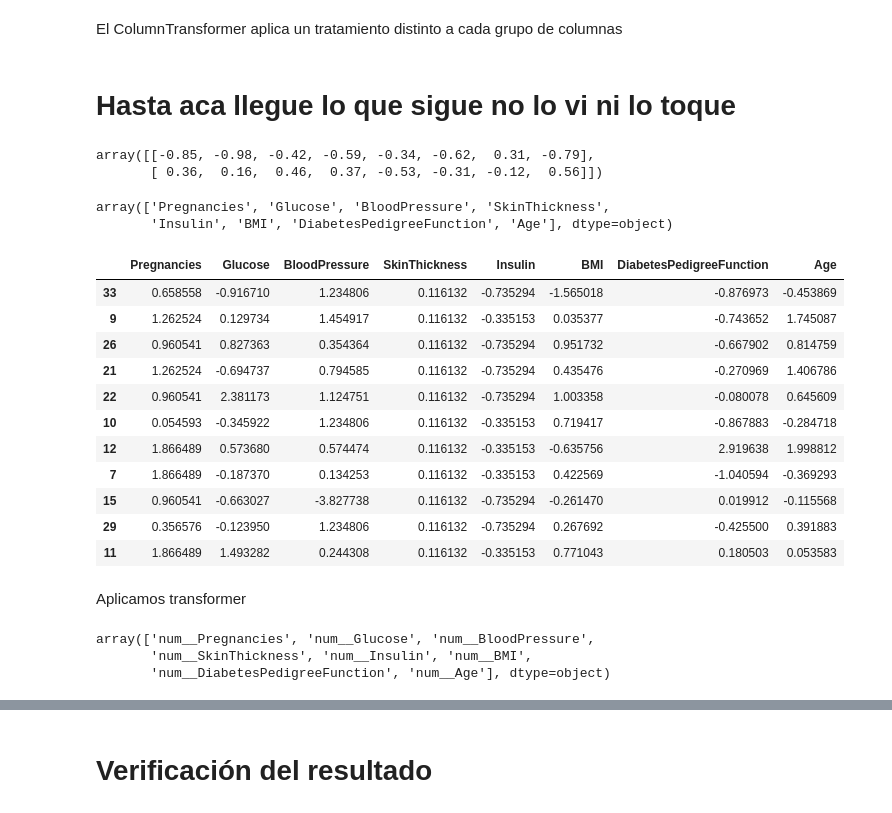
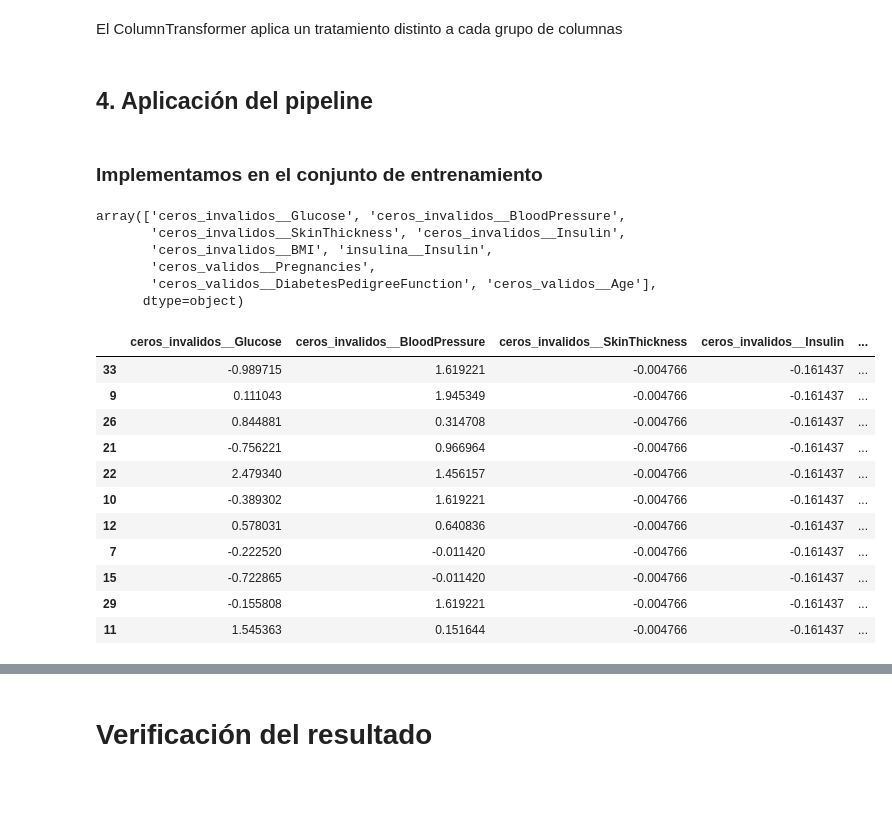
Before and after one commit to LuciaSaravia/Aprendizaje-Automatico, a Jupyter notebook: TP2_pipelines_grupo_5.ipynb, the cells around one changed output, grey strips where cells are left out. Cells and saved outputs as stored; diff of their text form; code cells hidden in the pictures.

```diff
--- a/TP2_pipelines_grupo_5.ipynb
+++ b/TP2_pipelines_grupo_5.ipynb
@@ -181,38 +178,38 @@ ColumnTransformer(transformers=[('ceros_invalidos',
 # %% [markdown]
 El ColumnTransformer aplica un tratamiento distinto a cada grupo de columnas
 # %% [markdown]
-# **Hasta aca llegue lo que sigue no lo vi ni lo toque**
+## 4. Aplicación del pipeline
+# %% [markdown]
+### Implementamos en el conjunto de entrenamiento
 # %%
-d_num = d_train
 
-d_num_prepared = num_pipeline.fit_transform(d_num)
-d_num_prepared[:2].round(2)
+diabetes_prepared = preprocessing.fit_transform(d_train)
-# %% [output]
-array([[-0.85, -0.98, -0.42, -0.59, -0.34, -0.62,  0.31, -0.79],
-       [ 0.36,  0.16,  0.46,  0.37, -0.53, -0.31, -0.12,  0.56]])
 # %%
-num_pipeline.get_feature_names_out()
+preprocessing.get_feature_names_out() # nombres de las columnas transformadas
 # %% [output]
-array(['Pregnancies', 'Glucose', 'BloodPressure', 'SkinThickness',
-       'Insulin', 'BMI', 'DiabetesPedigreeFunction', 'Age'], dtype=object)
+array(['ceros_invalidos__Glucose', 'ceros_invalidos__BloodPressure',
+       'ceros_invalidos__SkinThickness', 'ceros_invalidos__Insulin',
+       'ceros_invalidos__BMI', 'insulina__Insulin',
+       'ceros_validos__Pregnancies',
+       'ceros_validos__DiabetesPedigreeFunction', 'ceros_validos__Age'],
+      dtype=object)
 # %%
 null_rows_idx = d_train.isnull().any(axis=1)
 
-df_d_num_prepared = pd.DataFrame(
-    d_num_prepared, columns=num_pipeline.get_feature_names_out(),index=d_num.index)
-df_d_num_prepared[null_rows_idx] #el que transformamos
+df_diabetes_prepared = pd.DataFrame(
+    diabetes_prepared,
+    columns=preprocessing.get_feature_names_out(),index=d_train.index)
+df_diabetes_prepared[null_rows_idx] #observamos nuestro dataset transformado
 # %% [output]
-|  | Pregnancies | Glucose | BloodPressure | SkinThickness | Insulin | BMI | DiabetesPedigreeFunction | Age |
-| 33 | 0.658558 | -0.916710 | 1.234806 | 0.116132 | -0.735294 | -1.565018 | -0.876973 | -0.453869 |
-| 9 | 1.262524 | 0.129734 | 1.454917 | 0.116132 | -0.335153 | 0.035377 | -0.743652 | 1.745087 |
-| 26 | 0.960541 | 0.827363 | 0.354364 | 0.116132 | -0.735294 | 0.951732 | -0.667902 | 0.814759 |
-| 21 | 1.262524 | -0.694737 | 0.794585 | 0.116132 | -0.735294 | 0.435476 | -0.270969 | 1.406786 |
-| 22 | 0.960541 | 2.381173 | 1.124751 | 0.116132 | -0.735294 | 1.003358 | -0.080078 | 0.645609 |
-| 10 | 0.054593 | -0.345922 | 1.234806 | 0.116132 | -0.335153 | 0.719417 | -0.867883 | -0.284718 |
-| 12 | 1.866489 | 0.573680 | 0.574474 | 0.116132 | -0.335153 | -0.635756 | 2.919638 | 1.998812 |
-| 7 | 1.866489 | -0.187370 | 0.134253 | 0.116132 | -0.335153 | 0.422569 | -1.040594 | -0.369293 |
-| 15 | 0.960541 | -0.663027 | -3.827738 | 0.116132 | -0.735294 | -0.261470 | 0.019912 | -0.115568 |
-| 29 | 0.356576 | -0.123950 | 1.234806 | 0.116132 | -0.735294 | 0.267692 | -0.425500 | 0.391883 |
-| 11 | 1.866489 | 1.493282 | 0.244308 | 0.116132 | -0.335153 | 0.771043 | 0.180503 | 0.053583 |
+|  | ceros_invalidos__Glucose | ceros_invalidos__BloodPressure | ceros_invalidos__SkinThickness | ceros_invalidos__Insulin | ... |
+| 33 | -0.989715 | 1.619221 | -0.004766 | -0.161437 | ... |
+| 9 | 0.111043 | 1.945349 | -0.004766 | -0.161437 | ... |
+| 26 | 0.844881 | 0.314708 | -0.004766 | -0.161437 | ... |
+| 21 | -0.756221 | 0.966964 | -0.004766 | -0.161437 | ... |
+| 22 | 2.479340 | 1.456157 | -0.004766 | -0.161437 | ... |
+| 10 | -0.389302 | 1.619221 | -0.004766 | -0.161437 | ... |
+| 12 | 0.578031 | 0.640836 | -0.004766 | -0.161437 | ... |
+| 7 | -0.222520 | -0.011420 | -0.004766 | -0.161437 | ... |
+| 15 | -0.722865 | -0.011420 | -0.004766 | -0.161437 | ... |
+| 29 | -0.155808 | 1.619221 | -0.004766 | -0.161437 | ... |
+| 11 | 1.545363 | 0.151644 | -0.004766 | -0.161437 | ... |
-# %% [markdown]
-Aplicamos transformer
@@ -221,6 +215,0 @@ df_d_prepared = preprocessing.fit_transform(d_train) #la transformacion la aplic
-# %%
-preprocessing.get_feature_names_out()
-# %% [output]
-array(['num__Pregnancies', 'num__Glucose', 'num__BloodPressure',
-       'num__SkinThickness', 'num__Insulin', 'num__BMI',
-       'num__DiabetesPedigreeFunction', 'num__Age'], dtype=object)
```
Also changed, not shown: parts of 21 cells of this notebook.
